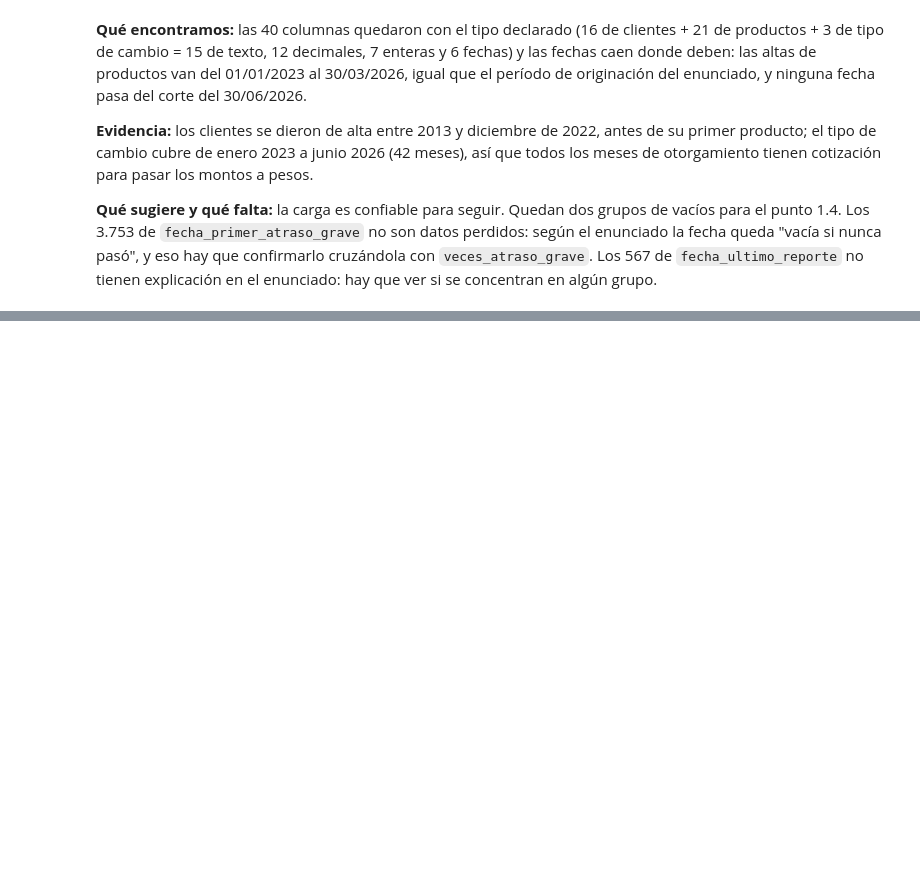
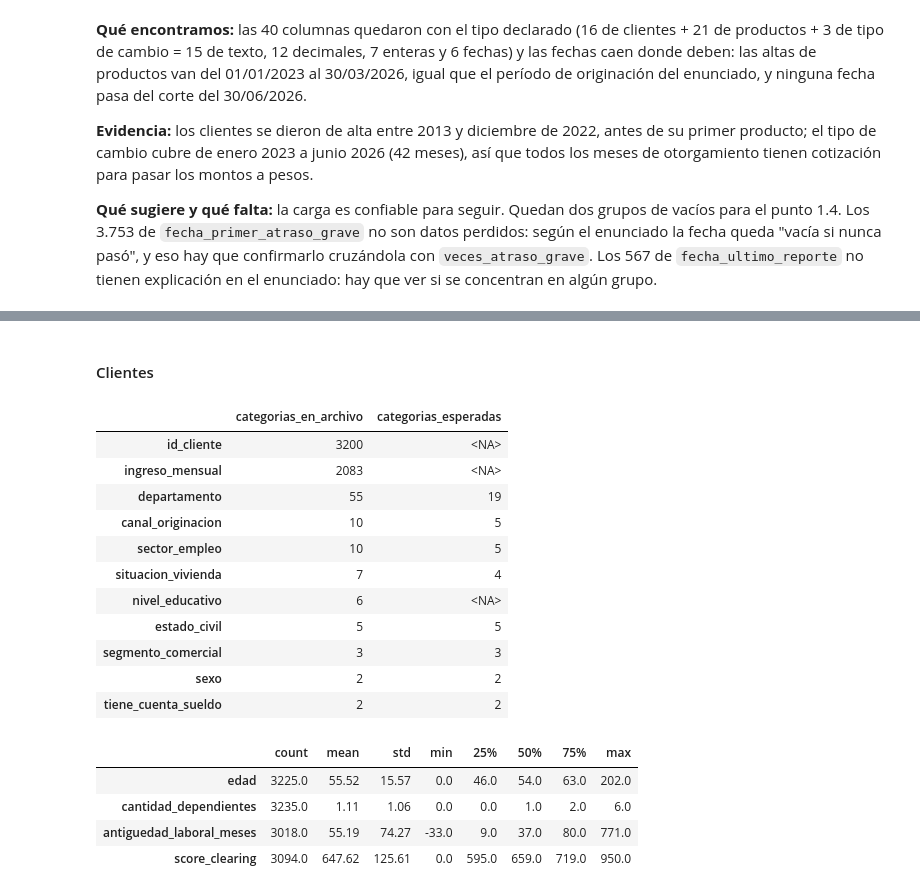
Before and after one commit to ncho06-a11y/proyecto-final-merli, a Jupyter notebook: notebooks/analisis_riesgo_credito.ipynb, the cells around one changed output, grey strips where cells are left out. Drawn from its saved outputs; the diff is of its cells as text; code cells hidden in the pictures; blank space fills up the shorter version.

```diff
--- a/notebooks/analisis_riesgo_credito.ipynb
+++ b/notebooks/analisis_riesgo_credito.ipynb
@@ -233,0 +298,23 @@ display(resumir_columnas_fecha(tipo_cambio))
+# %% [markdown]
+#### Clientes
+# %%
+display(contar_categorias(clientes, CATEGORIAS_ESPERADAS))
+display(describir_continuas(clientes))
+# %% [output]
+|  | categorias_en_archivo | categorias_esperadas |
+| id_cliente | 3200 | <NA> |
+| ingreso_mensual | 2083 | <NA> |
+| departamento | 55 | 19 |
+| canal_originacion | 10 | 5 |
+| sector_empleo | 10 | 5 |
+| situacion_vivienda | 7 | 4 |
+| nivel_educativo | 6 | <NA> |
+| estado_civil | 5 | 5 |
+| segmento_comercial | 3 | 3 |
+| sexo | 2 | 2 |
+| tiene_cuenta_sueldo | 2 | 2 |
+|  | count | mean | std | min | 25% | 50% | 75% | max |
+| edad | 3225.0 | 55.52 | 15.57 | 0.0 | 46.0 | 54.0 | 63.0 | 202.0 |
+| cantidad_dependientes | 3235.0 | 1.11 | 1.06 | 0.0 | 0.0 | 1.0 | 2.0 | 6.0 |
+| antiguedad_laboral_meses | 3018.0 | 55.19 | 74.27 | -33.0 | 9.0 | 37.0 | 80.0 | 771.0 |
+| score_clearing | 3094.0 | 647.62 | 125.61 | 0.0 | 595.0 | 659.0 | 719.0 | 950.0 |
```
Also changed, not shown: parts of 12 cells of this notebook.
